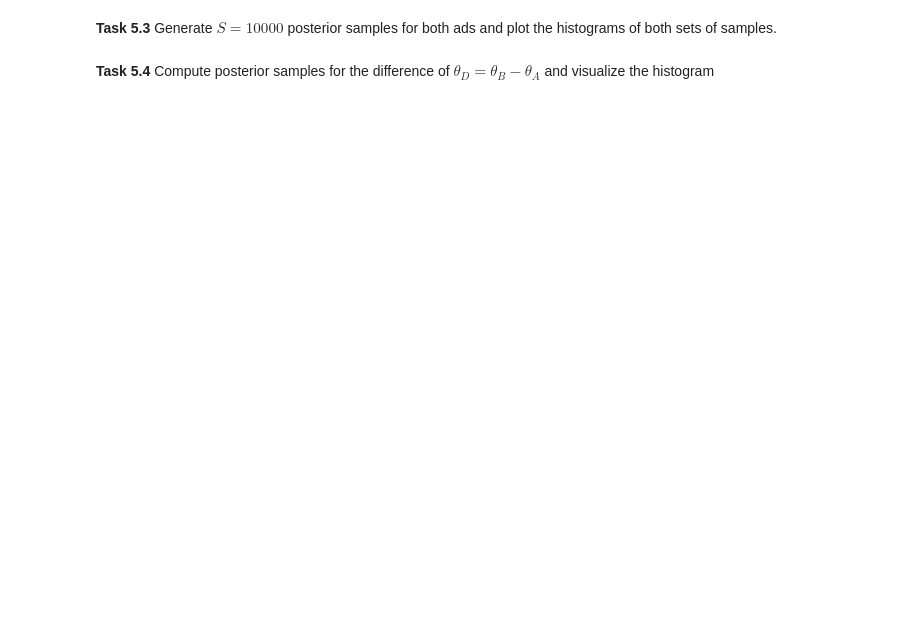
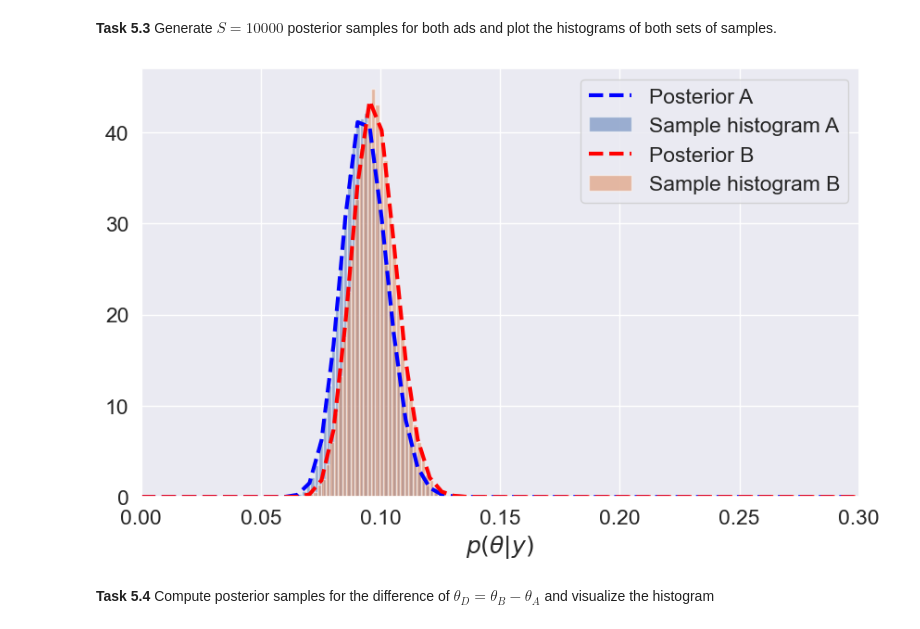
Before and after one commit to lelegod/bayesian_ml, a Jupyter notebook: week1/ex1_handout.ipynb, the cells around one changed output. Cells and saved outputs as stored; diff of their text form; code cells hidden in the pictures; blank space fills up the shorter version.

```diff
--- a/week1/ex1_handout.ipynb
+++ b/week1/ex1_handout.ipynb
@@ -667,4 +743,25 @@ We will now put everything together and apply it do a Bayesian analysis of the d
 # %% [markdown]
 **Task 5.3** Generate $S = 10000$ posterior samples for both ads and plot the histograms of both sets of samples.
+# %%
+num_samples = 100000
+samples_a = posterior_a.sample(num_samples)
+samples_b = posterior_b.sample(num_samples)
+thetas = jnp.linspace(0, 1, 200)
+
+fig, ax = plt.subplots(1, 1, figsize=(10,6))
+
+ax.plot(thetas, posterior_a.pdf(thetas), linestyle='--', color='blue', label='Posterior A')
+ax.hist(samples_a, 50, density=True, alpha=0.5, label='Sample histogram A')
+
+ax.plot(thetas, posterior_b.pdf(thetas), linestyle='--', color='red', label='Posterior B')
+ax.hist(samples_b, 50, density=True, alpha=0.5, label='Sample histogram B')
+
+ax.set_xlabel(r'$p(\theta|y)$')
+ax.legend()
+ax.set_xlim(0, 0.3)
+
+plt.show()
+# %% [output]
+[figure, added]
 # %% [markdown]
 **Task 5.4** Compute posterior samples for the difference of $\theta_D = \theta_B - \theta_A$ and visualize the histogram
```
Also changed, not shown: parts of 14 cells of this notebook.
